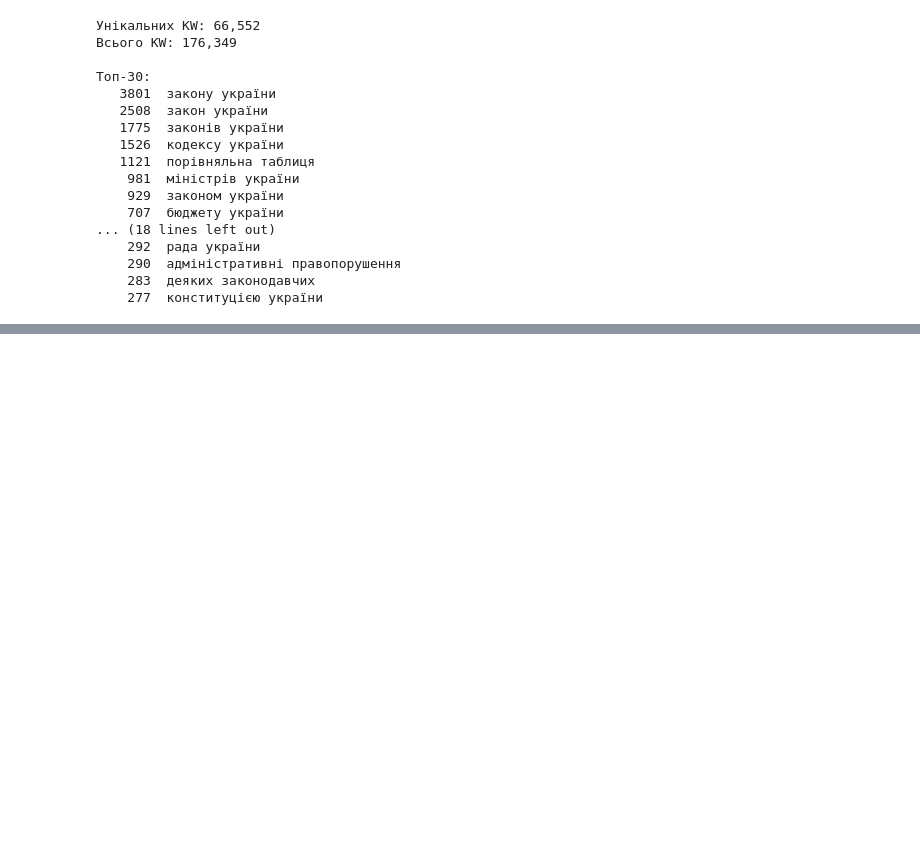
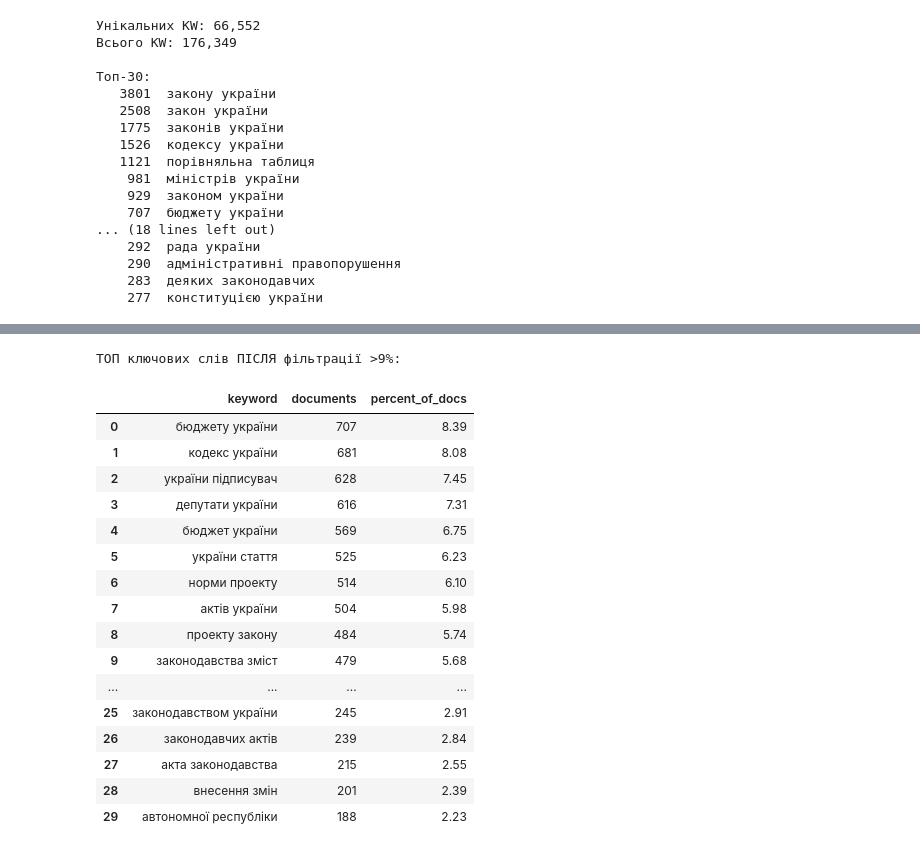
Before and after one commit to muchailouzivert/PdfParserVRU, a Jupyter notebook: notebooks/keywords_keybert.ipynb, the cells around one changed output, grey strips where cells are left out. Saved outputs shown, nothing was run; the diff lists cells and outputs as text; code cells hidden in the pictures; blank space fills up the shorter version.

```diff
--- a/notebooks/keywords_keybert.ipynb
+++ b/notebooks/keywords_keybert.ipynb
@@ -880,0 +215,11 @@ display(comparison_df)
+# %%
+def filter_keywords_keybert_9pct(kw_json):
+    keywords = parse_keywords_keybert(kw_json)
+
+    filtered = [
+        kw
+        for kw in keywords
+        if kw not in stopwords_9pct
+    ]
+
+    return json.dumps(filtered, ensure_ascii=False)
@@ -880,0 +283,28 @@ display(comparison_df)
+# %%
+top_after_filter = get_top_keywords_by_documents(
+    df_keywords_filtered,
+    keywords_col=KEYWORD_COL,
+    top_n=30
+)
+
+print("ТОП ключових слів ПІСЛЯ фільтрації >9%:")
+display(top_after_filter)
+# %% [output]
+ТОП ключових слів ПІСЛЯ фільтрації >9%:
+|  | keyword | documents | percent_of_docs |
+| 0 | бюджету україни | 707 | 8.39 |
+| 1 | кодекс україни | 681 | 8.08 |
+| 2 | україни підписувач | 628 | 7.45 |
+| 3 | депутати україни | 616 | 7.31 |
+| 4 | бюджет україни | 569 | 6.75 |
+| 5 | україни стаття | 525 | 6.23 |
+| 6 | норми проекту | 514 | 6.10 |
+| 7 | актів україни | 504 | 5.98 |
+| 8 | проекту закону | 484 | 5.74 |
+| 9 | законодавства зміст | 479 | 5.68 |
+| ... | ... | ... | ... |
+| 25 | законодавством україни | 245 | 2.91 |
+| 26 | законодавчих актів | 239 | 2.84 |
+| 27 | акта законодавства | 215 | 2.55 |
+| 28 | внесення змін | 201 | 2.39 |
+| 29 | автономної республіки | 188 | 2.23 |
```
Also changed, not shown: parts of 45 cells of this notebook, 3 other files.
